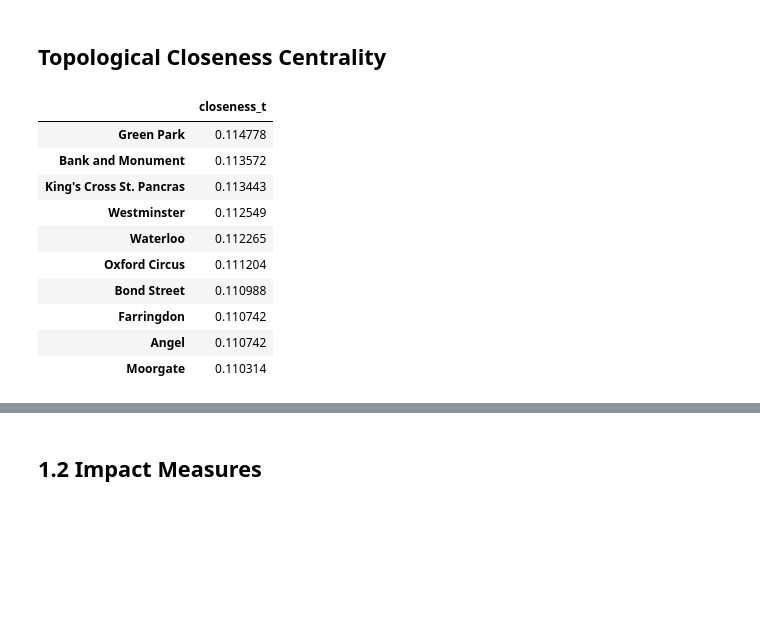
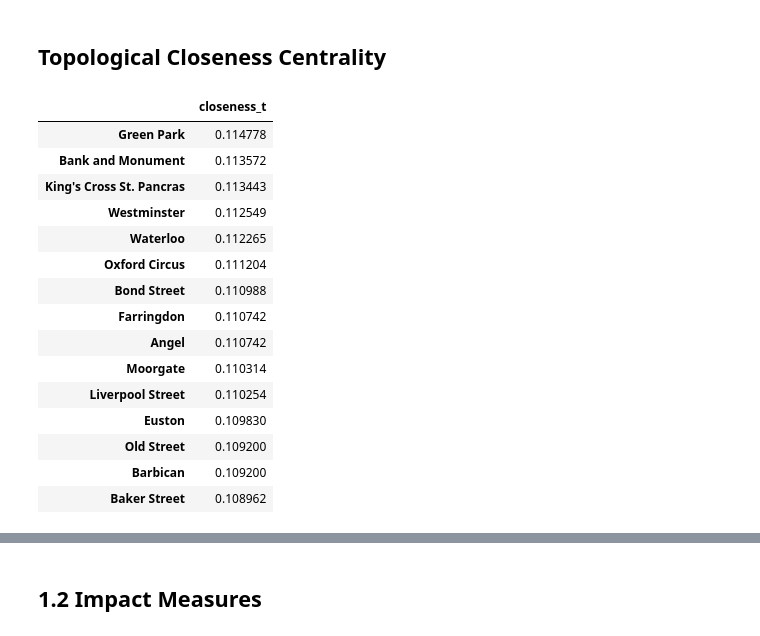
Before and after one commit to MengyuanHan1/CASA0002-Urban-Simulation, a Jupyter notebook: UrbanSim.ipynb, the cells around one changed output, grey strips where cells are left out. Saved outputs shown, nothing was run; the diff lists cells and outputs as text; code cells hidden in the pictures; blank space fills up the shorter version.

```diff
--- a/UrbanSim.ipynb
+++ b/UrbanSim.ipynb
@@ -135,24 +183,29 @@ df_sorted[0:10]
 # %%
 #topological closeness centrality
 clos_t=nx.closeness_centrality(G)
 # We can add these values to the nodes attributes:
 nx.set_node_attributes(G,clos_t,'closeness_t')
 
 # To dataframe using the nodes as the index
 df = pd.DataFrame(index=G.nodes())
 df['closeness_t'] = pd.Series(nx.get_node_attributes(G, 'closeness_t'))
 
 df_sorted = df.sort_values(["closeness_t"], ascending=False)
-df_sorted[0:10]
+df_sorted[0:15]
 # %% [output]
 |  | closeness_t |
 | Green Park | 0.114778 |
 | Bank and Monument | 0.113572 |
 | King's Cross St. Pancras | 0.113443 |
 | Westminster | 0.112549 |
 | Waterloo | 0.112265 |
 | Oxford Circus | 0.111204 |
 | Bond Street | 0.110988 |
 | Farringdon | 0.110742 |
 | Angel | 0.110742 |
 | Moorgate | 0.110314 |
+| Liverpool Street | 0.110254 |
+| Euston | 0.109830 |
+| Old Street | 0.109200 |
+| Barbican | 0.109200 |
+| Baker Street | 0.108962 |
```
Also changed, not shown: parts of 12 cells of this notebook.
